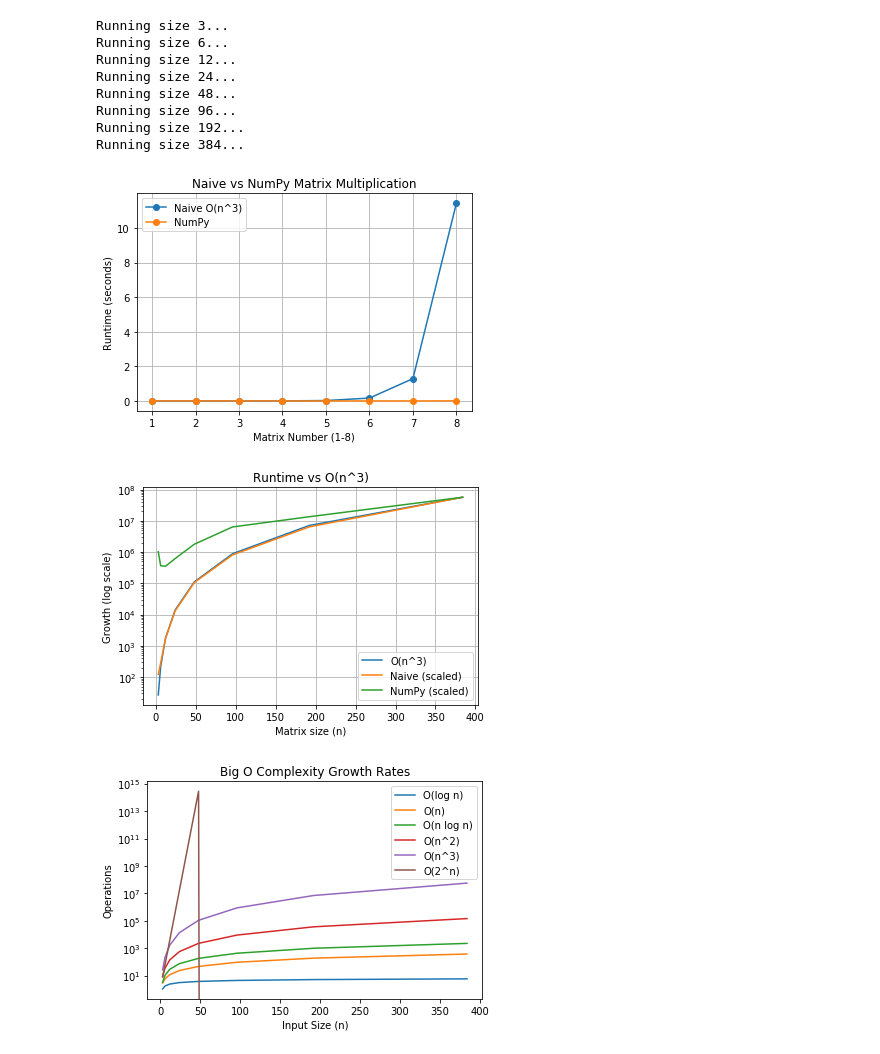
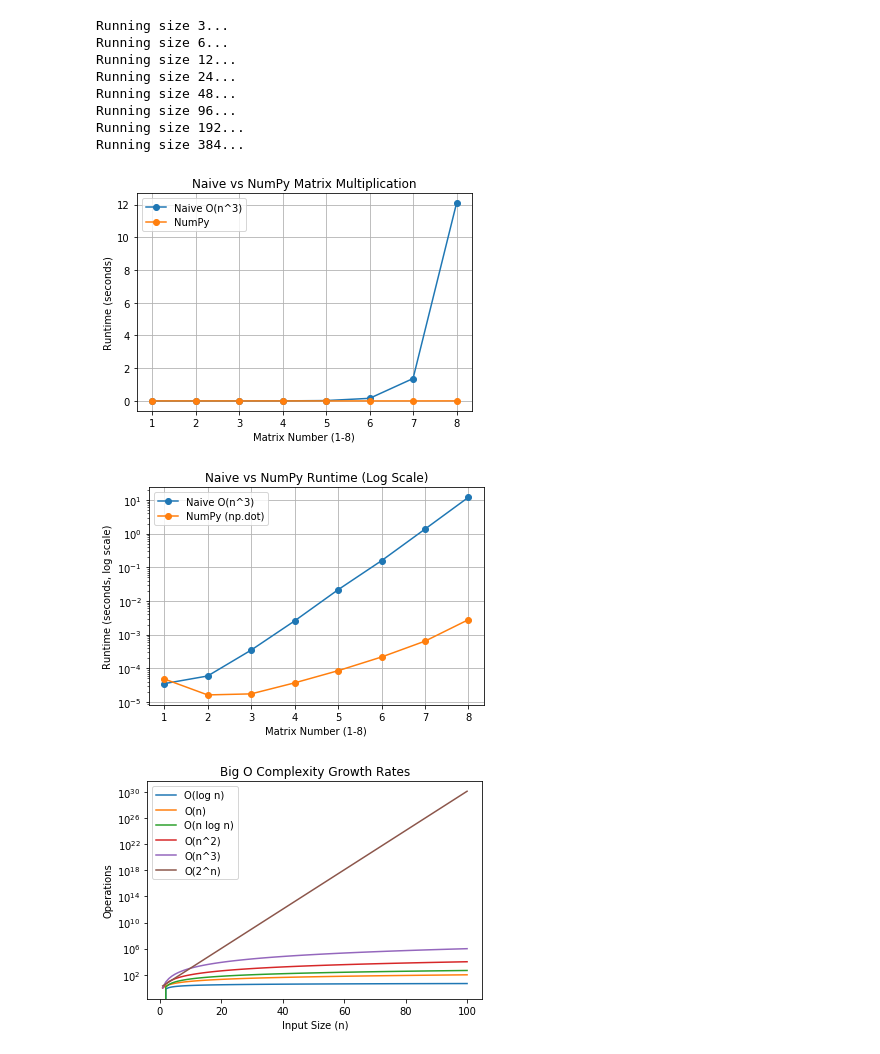
Before and after one commit to marygraysonh/coe311k-homework, a Jupyter notebook: classwork/mh63289-CH13.ipynb, the cells around one changed output. Drawn from its saved outputs; the diff is of its cells as text; code cells hidden in the pictures.

```diff
--- a/classwork/mh63289-CH13.ipynb
+++ b/classwork/mh63289-CH13.ipynb
@@ -56,63 +56,61 @@ for size in sizes:
     numpy_times.append(time.time() - start)
 
 
-# Plot runtime comparison
+# PLOTTING comparisons
+naive_times = np.array(naive_times, dtype=float)
+numpy_times = np.array(numpy_times, dtype=float)
+sizes_array = np.arange(1, 9)  # Matrix numbers 1-8
+
+# Runtime comparison
 plt.figure()
-plt.plot(range(1, 9), naive_times, marker='o', label='Naive O(n^3)')
-plt.plot(range(1, 9), numpy_times, marker='o', label='NumPy')
+plt.plot(sizes_array, naive_times, 'o-', label='Naive O(n^3)')
+plt.plot(sizes_array, numpy_times, 'o-', label='NumPy')
 plt.xlabel("Matrix Number (1-8)")
 plt.ylabel("Runtime (seconds)")
 plt.title("Naive vs NumPy Matrix Multiplication")
 plt.legend()
-plt.grid()
+plt.grid(True)
 plt.show()
 
+# Runtime comparison on log scale
+plt.figure()
+plt.plot(sizes_array, naive_times, 'o-', label='Naive O(n^3)')
+plt.plot(sizes_array, numpy_times, 'o-', label='NumPy (np.dot)')
+plt.yscale('log')
+plt.xlabel("Matrix Number (1-8)")
+plt.ylabel("Runtime (seconds, log scale)")
+plt.title("Naive vs NumPy Runtime (Log Scale)")
+plt.legend()
+plt.grid(True)
+plt.show()
 
 # Compare with Big-O growth
 naive_times = np.array(naive_times, dtype=float)
 numpy_times = np.array(numpy_times)
 
 n = np.linspace(1, 100, 100)
-naive_times = np.array(naive_times)
-numpy_times = np.array(numpy_times)
-
-n = np.array(sizes)
-
-plt.figure()
-plt.plot(n, n**3, label='O(n^3)')
-plt.plot(n, naive_times / max(naive_times) * max(n**3), label='Naive (scaled)')
-plt.plot(n, numpy_times / max(numpy_times) * max(n**3), label='NumPy (scaled)')
-
-plt.yscale('log')
-plt.xlabel("Matrix size (n)")
-plt.ylabel("Growth (log scale)")
-plt.title("Runtime vs O(n^3)")
-plt.legend()
-plt.grid()
-plt.show()
 
 plt.plot(n, np.log(n), label='O(log n)')
 plt.plot(n, n, label='O(n)')
 plt.plot(n, n * np.log(n), label='O(n log n)')
 plt.plot(n, n**2, label='O(n^2)')
 plt.plot(n, n**3, label='O(n^3)')
 plt.plot(n, 2**n, label='O(2^n)')
-
 plt.yscale('log') # Logarithmic scale for better visualization
 plt.title('Big O Complexity Growth Rates')
 plt.xlabel('Input Size (n)')
 plt.ylabel('Operations')
 plt.legend()
 plt.show()
 # %% [output]
 Running size 3...
 Running size 6...
 Running size 12...
 Running size 24...
 Running size 48...
 Running size 96...
 Running size 192...
 Running size 384...
-[figure, old version]
+[figure, new version]
-[figure, old version]
+[figure, new version]
-[figure, old version]
+[figure, new version]
```
